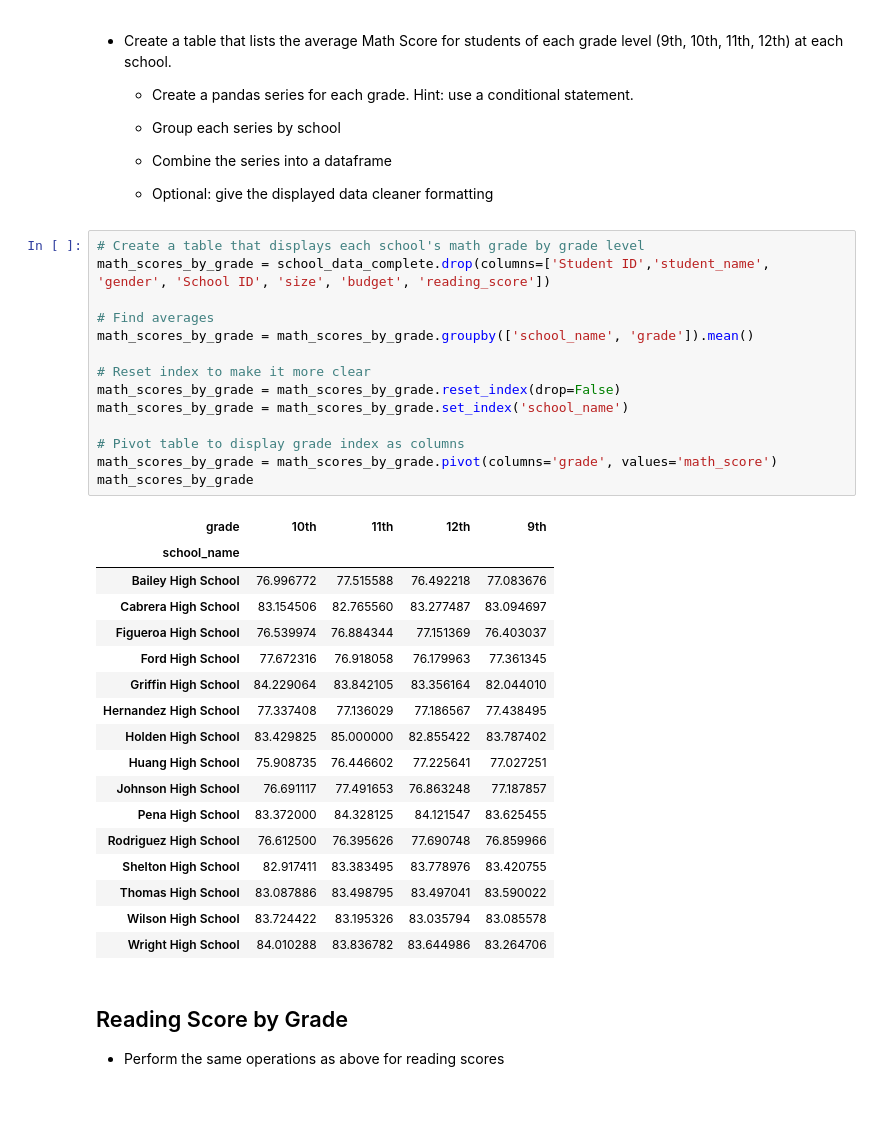
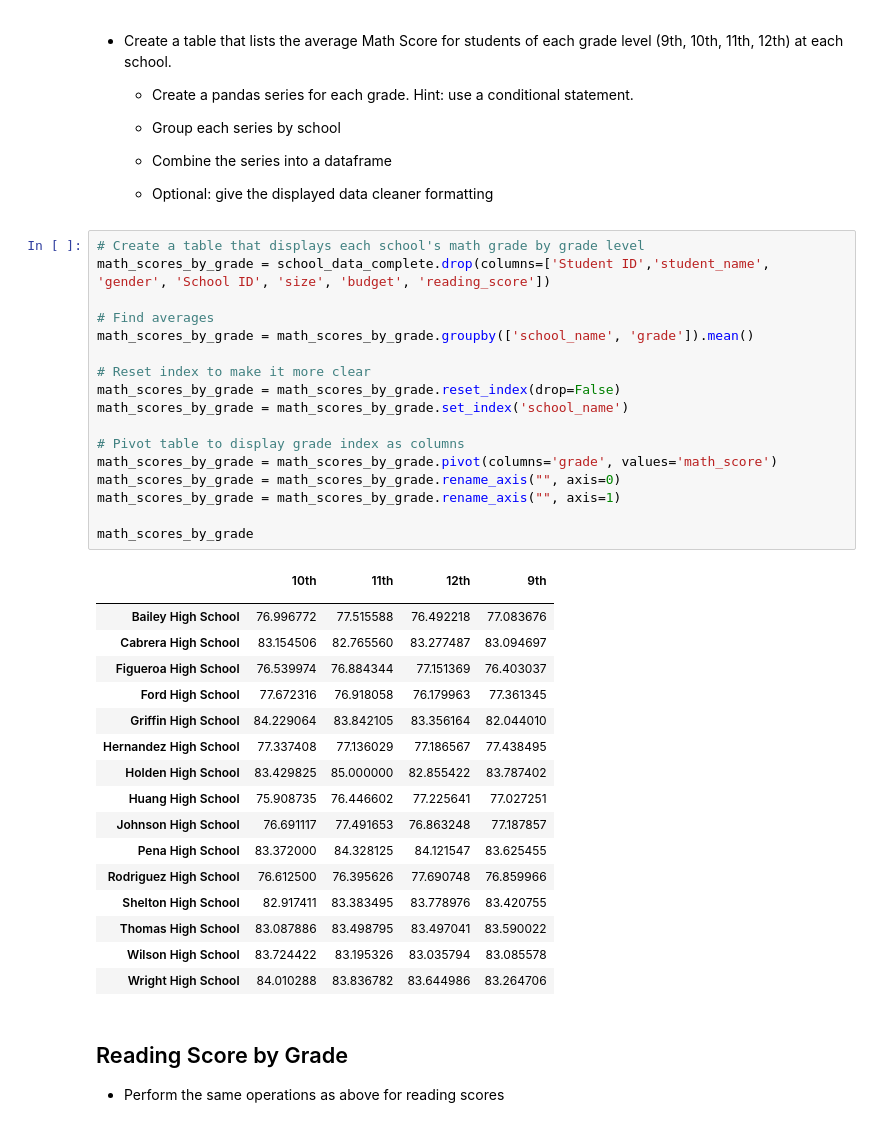
Before and after one commit to mokerlund/pandas-challenge, a Jupyter notebook: PyCitySchools/PyCitySchools.ipynb, the cells around one changed output. Saved outputs shown, nothing was run; the diff lists cells and outputs as text.

```diff
--- a/PyCitySchools/PyCitySchools.ipynb
+++ b/PyCitySchools/PyCitySchools.ipynb
@@ -269,20 +227,23 @@ schools_summary.sort_values(by='% Overall Passing', ascending=True).head()
 # %%
 # Create a table that displays each school's math grade by grade level
 math_scores_by_grade = school_data_complete.drop(columns=['Student ID','student_name', 'gender', 'School ID', 'size', 'budget', 'reading_score'])
 
 # Find averages
 math_scores_by_grade = math_scores_by_grade.groupby(['school_name', 'grade']).mean()
 
 # Reset index to make it more clear
 math_scores_by_grade = math_scores_by_grade.reset_index(drop=False)
 math_scores_by_grade = math_scores_by_grade.set_index('school_name')
 
 # Pivot table to display grade index as columns
 math_scores_by_grade = math_scores_by_grade.pivot(columns='grade', values='math_score')
+math_scores_by_grade = math_scores_by_grade.rename_axis("", axis=0)
+math_scores_by_grade = math_scores_by_grade.rename_axis("", axis=1)
+
 math_scores_by_grade
 # %% [output]
-| grade | 10th | 11th | 12th | 9th |
-| school_name |  |  |  |  |
+|  | 10th | 11th | 12th | 9th |
+|  |  |  |  |  |
 | Bailey High School | 76.996772 | 77.515588 | 76.492218 | 77.083676 |
 | Cabrera High School | 83.154506 | 82.765560 | 83.277487 | 83.094697 |
 | Figueroa High School | 76.539974 | 76.884344 | 77.151369 | 76.403037 |
```
Also changed, not shown: parts of 13 cells of this notebook.
